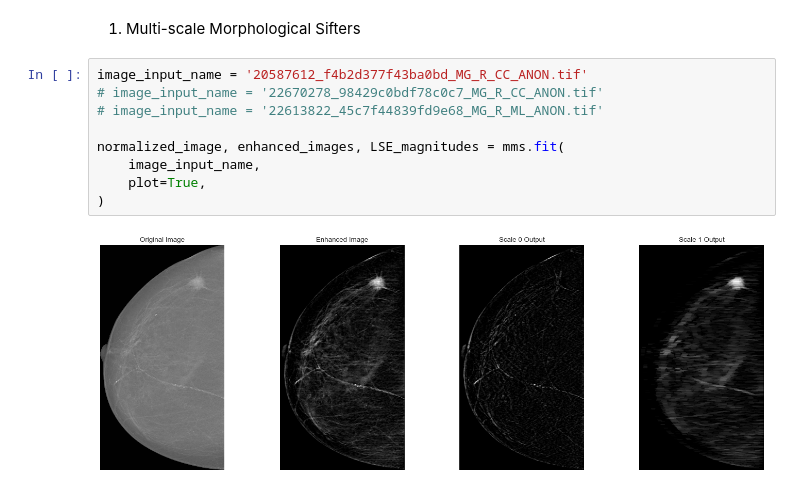
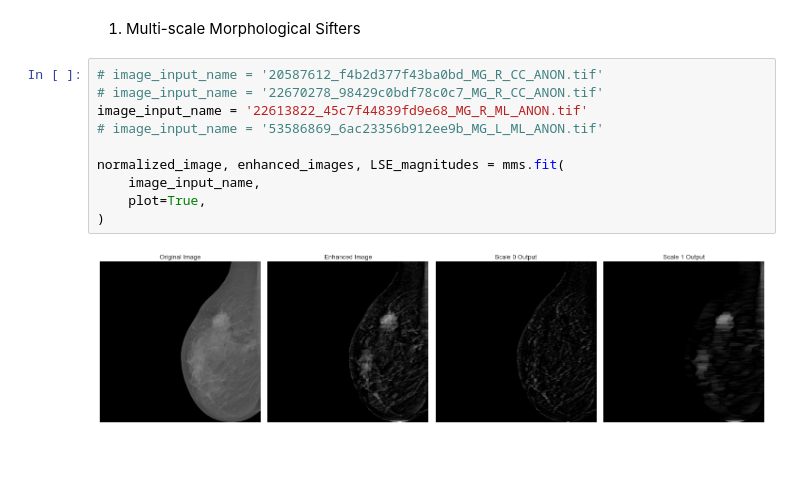
Before and after one commit to abdalrhmanu/breast-mass-detection-and-segmentation-using-multi-scale-morphological-sifting-and-kmeans-clustering, a Jupyter notebook: notebooks/Abdel-Notebook (mass detection implementation).ipynb, the cells around one changed output. Cells and saved outputs as stored; diff of their text form; blank space fills up the shorter version.

```diff
--- a/notebooks/Abdel-Notebook (mass detection implementation).ipynb
+++ b/notebooks/Abdel-Notebook (mass detection implementation).ipynb
@@ -235,16 +153,17 @@ Two stages were proposed:
 # %% [markdown]
 1. Multi-scale Morphological Sifters
 # %%
-image_input_name = '20587612_f4b2d377f43ba0bd_MG_R_CC_ANON.tif'
+# image_input_name = '20587612_f4b2d377f43ba0bd_MG_R_CC_ANON.tif'
 # image_input_name = '22670278_98429c0bdf78c0c7_MG_R_CC_ANON.tif'
-# image_input_name = '22613822_45c7f44839fd9e68_MG_R_ML_ANON.tif'
+image_input_name = '22613822_45c7f44839fd9e68_MG_R_ML_ANON.tif'
+# image_input_name = '53586869_6ac23356b912ee9b_MG_L_ML_ANON.tif'
 
 normalized_image, enhanced_images, LSE_magnitudes = mms.fit(
     image_input_name,
     plot=True,
 )
 # %% [output]
-[figure, old version]
+[figure, new version]
 # %%
 # Reading the same processed image (ovarlayed version) for visual comparison
 overlay_image_dataset = os.path.join(mms.overlay_dir, image_input_name)
```
Also changed, not shown: parts of 4 cells of this notebook, 4 other files.
